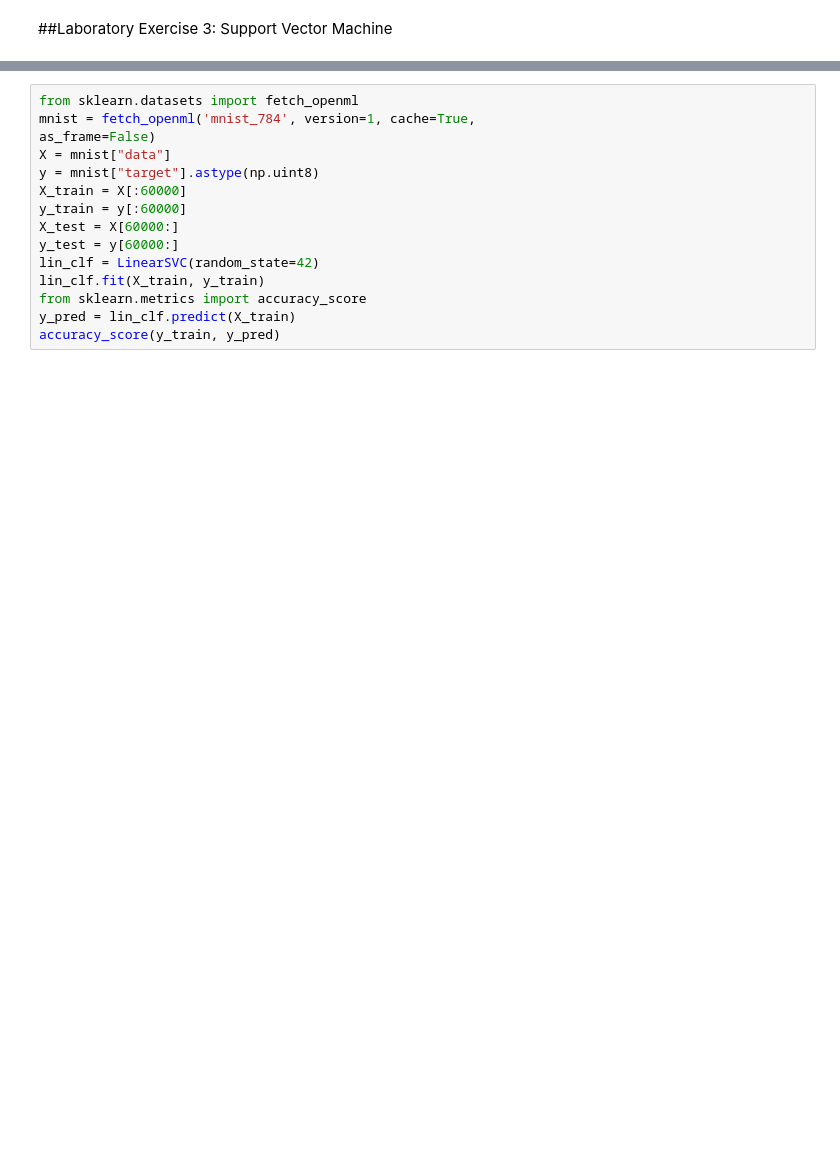
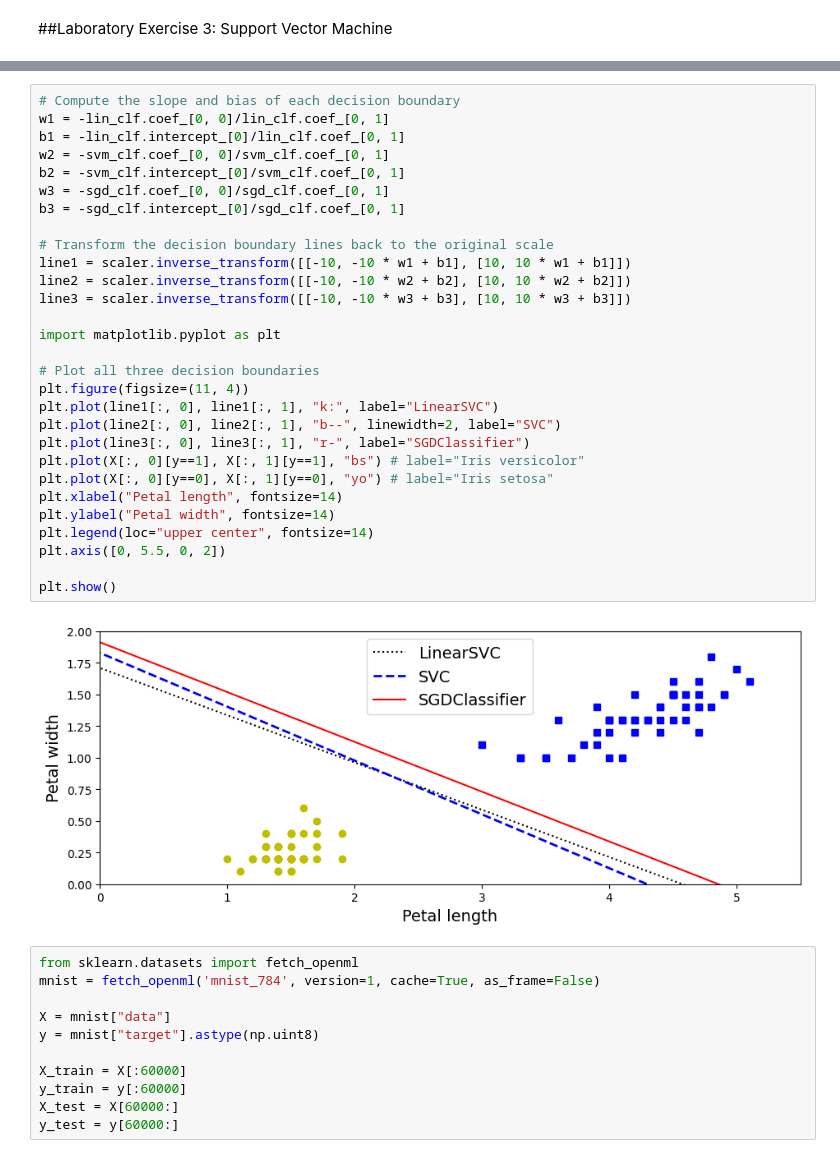
Before and after one commit to DeenReinierCrusem/CPEN65-1, a Jupyter notebook: Laboratory_Exercise_3_Support_Vector_Machine.ipynb, the cells around one changed output, grey strips where cells are left out. Drawn from its saved outputs; the diff is of its cells as text; blank space fills up the shorter version.

```diff
--- a/Laboratory_Exercise_3_Support_Vector_Machine.ipynb
+++ b/Laboratory_Exercise_3_Support_Vector_Machine.ipynb
@@ -66,15 +41,42 @@ plt.show()
+# %%
+# Compute the slope and bias of each decision boundary
+w1 = -lin_clf.coef_[0, 0]/lin_clf.coef_[0, 1]
+b1 = -lin_clf.intercept_[0]/lin_clf.coef_[0, 1]
+w2 = -svm_clf.coef_[0, 0]/svm_clf.coef_[0, 1]
+b2 = -svm_clf.intercept_[0]/svm_clf.coef_[0, 1]
+w3 = -sgd_clf.coef_[0, 0]/sgd_clf.coef_[0, 1]
+b3 = -sgd_clf.intercept_[0]/sgd_clf.coef_[0, 1]
+
+# Transform the decision boundary lines back to the original scale
+line1 = scaler.inverse_transform([[-10, -10 * w1 + b1], [10, 10 * w1 + b1]])
+line2 = scaler.inverse_transform([[-10, -10 * w2 + b2], [10, 10 * w2 + b2]])
+line3 = scaler.inverse_transform([[-10, -10 * w3 + b3], [10, 10 * w3 + b3]])
+
+import matplotlib.pyplot as plt
+
+# Plot all three decision boundaries
+plt.figure(figsize=(11, 4))
+plt.plot(line1[:, 0], line1[:, 1], "k:", label="LinearSVC")
+plt.plot(line2[:, 0], line2[:, 1], "b--", linewidth=2, label="SVC")
+plt.plot(line3[:, 0], line3[:, 1], "r-", label="SGDClassifier")
+plt.plot(X[:, 0][y==1], X[:, 1][y==1], "bs") # label="Iris versicolor"
+plt.plot(X[:, 0][y==0], X[:, 1][y==0], "yo") # label="Iris setosa"
+plt.xlabel("Petal length", fontsize=14)
+plt.ylabel("Petal width", fontsize=14)
+plt.legend(loc="upper center", fontsize=14)
+plt.axis([0, 5.5, 0, 2])
+
+plt.show()
+# %% [output]
+[figure, added]
 # %%
 from sklearn.datasets import fetch_openml
-mnist = fetch_openml('mnist_784', version=1, cache=True,
-as_frame=False)
+mnist = fetch_openml('mnist_784', version=1, cache=True, as_frame=False)
+
 X = mnist["data"]
 y = mnist["target"].astype(np.uint8)
+
 X_train = X[:60000]
 y_train = y[:60000]
 X_test = X[60000:]
 y_test = y[60000:]
-lin_clf = LinearSVC(random_state=42)
-lin_clf.fit(X_train, y_train)
-from sklearn.metrics import accuracy_score
-y_pred = lin_clf.predict(X_train)
-accuracy_score(y_train, y_pred)
```
Also changed, not shown: parts of 25 cells of this notebook.
